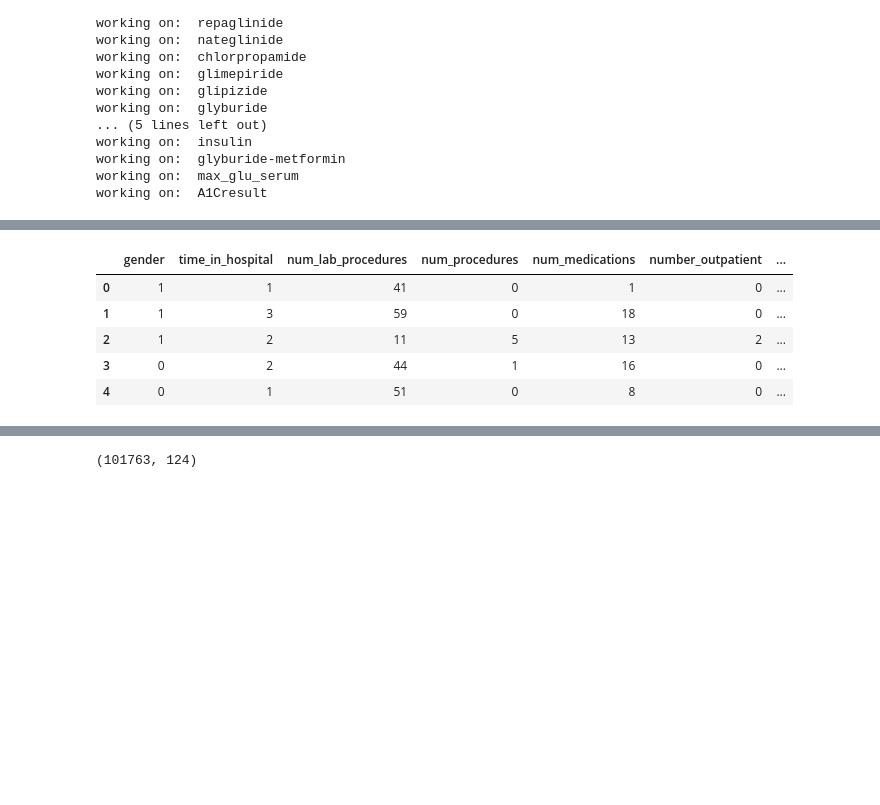
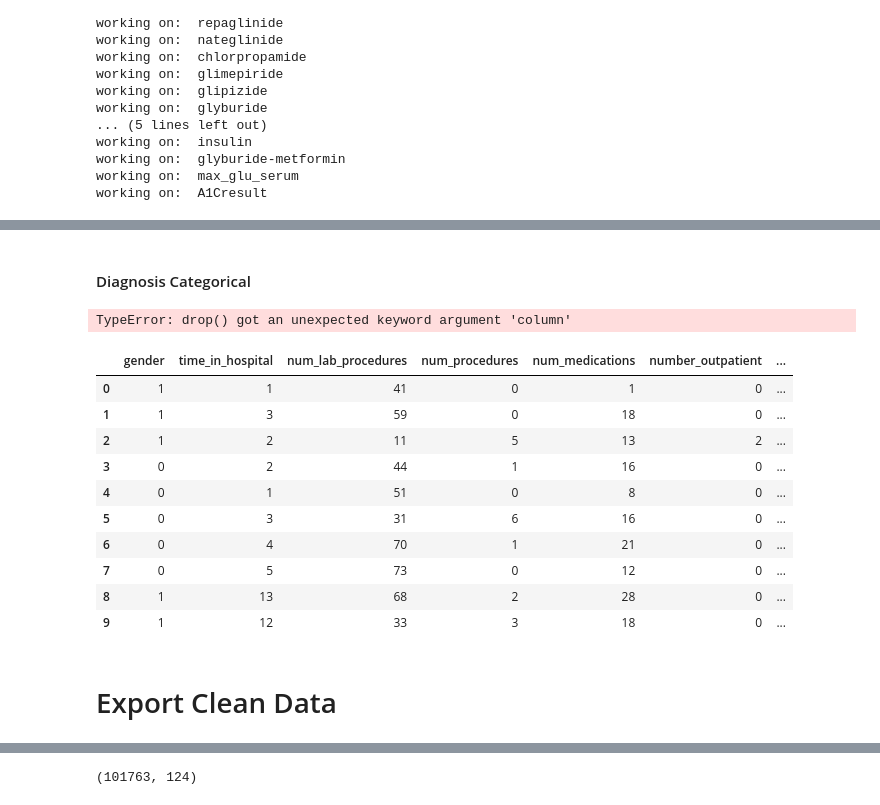
Before and after one commit to yunghanjeong/diabetic_readmission_prediction, a Jupyter notebook: notebooks/data_preparation.ipynb, the cells around one changed output, grey strips where cells are left out. Drawn from its saved outputs; the diff is of its cells as text; code cells hidden in the pictures; blank space fills up the shorter version.

Commit message:
SUCK IT DIAGNOSIS

```diff
--- a/notebooks/data_preparation.ipynb
+++ b/notebooks/data_preparation.ipynb
@@ -209,9 +221,63 @@ df.diabetesMed = df.diabetesMed.apply(lambda x: 0 if x == "No" else 1)
+# %%
+# get string value of all diagnosis code
+circulatory_list = [str(code) for code in range(390, 460, 1)] + ["785"]
+respiratory_list = [str(code) for code in range(460, 520, 1)] + ["786"]
+digestive_list = [str(code) for code in range(520, 580, 1)] + ["787"]
+diabetes_list = set(diab_diag_1 + diab_diag_2 + diab_diag_3)
+injury_list = [str(code) for code in range(800, 1000, 1)]
+muscle_list = [str(code) for code in range(710, 740, 1)]
+genit_list = [str(code) for code in range(580, 629, 1)] + ["788"]
+neo_list = [str(code) for code in range(140, 240, 1)]
+
+def diagnosis_clean(value):
+    if value in circulatory_list:
+        return "circulatory"
+    elif value in respiratory_list:
+        return "respiratory"
+    elif value in digestive_list:
+        return "digestive"
+    elif value in diabetes_list:
+        return "diabetes"
+    elif value in injury_list:
+        return "injury"
+    elif value in muscle_list:
+        return "musculoskeletal"
+    elif value in genit_list:
+        return "genitourinary"
+    elif value in neo_list:
+        return "neoplasms"
+    else:
+        return "other"
+# %%
+df.diag_1 = df.diag_1.apply(diagnosis_clean)
+df.diag_2 = df.diag_2.apply(diagnosis_clean)
+df.diag_3 = df.diag_3.apply(diagnosis_clean)
+# %% [markdown]
+#### Diagnosis Categorical
+# %%
+diagnosis_columns = ["diag_1", "diag_2", "diag_3"]
+
+for diag_col in diagnosis_columns:
+    dummies = pd.get_dummies(df[diag_col], prefix=diag_col)
+    drop_col = "_".join([diag_col, "other"])
+    dummies.drop(columns=drop_col, inplace=True)
+    df = pd.concat([df, dummies], axis=1)
+    df.drop(diag_col, inplace=True)
+# %% [output]
+TypeError: drop() got an unexpected keyword argument 'column'
 # %%
-df.head()
+df.head(10)
 # %% [output]
 |  | gender | time_in_hospital | num_lab_procedures | num_procedures | num_medications | number_outpatient | ... |
 | 0 | 1 | 1 | 41 | 0 | 1 | 0 | ... |
 | 1 | 1 | 3 | 59 | 0 | 18 | 0 | ... |
 | 2 | 1 | 2 | 11 | 5 | 13 | 2 | ... |
 | 3 | 0 | 2 | 44 | 1 | 16 | 0 | ... |
 | 4 | 0 | 1 | 51 | 0 | 8 | 0 | ... |
+| 5 | 0 | 3 | 31 | 6 | 16 | 0 | ... |
+| 6 | 0 | 4 | 70 | 1 | 21 | 0 | ... |
+| 7 | 0 | 5 | 73 | 0 | 12 | 0 | ... |
+| 8 | 1 | 13 | 68 | 2 | 28 | 0 | ... |
+| 9 | 1 | 12 | 33 | 3 | 18 | 0 | ... |
+# %% [markdown]
+# Export Clean Data
```
Also changed, not shown: parts of 8 cells of this notebook, 3 other files.
